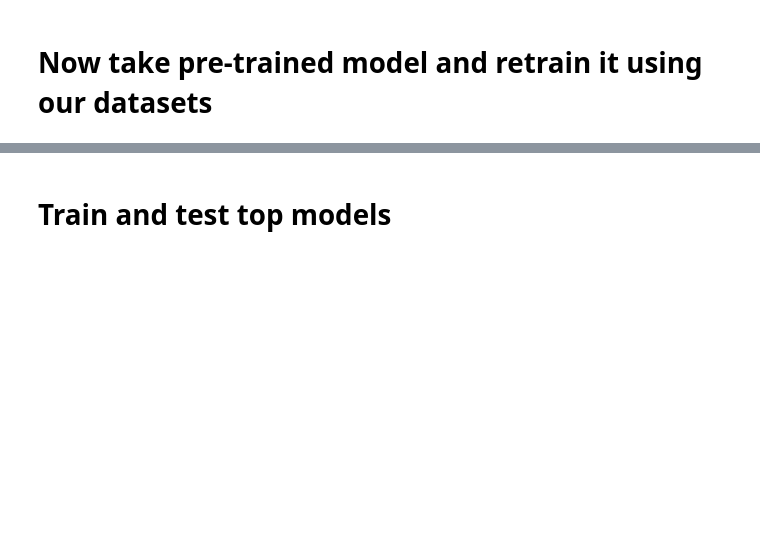
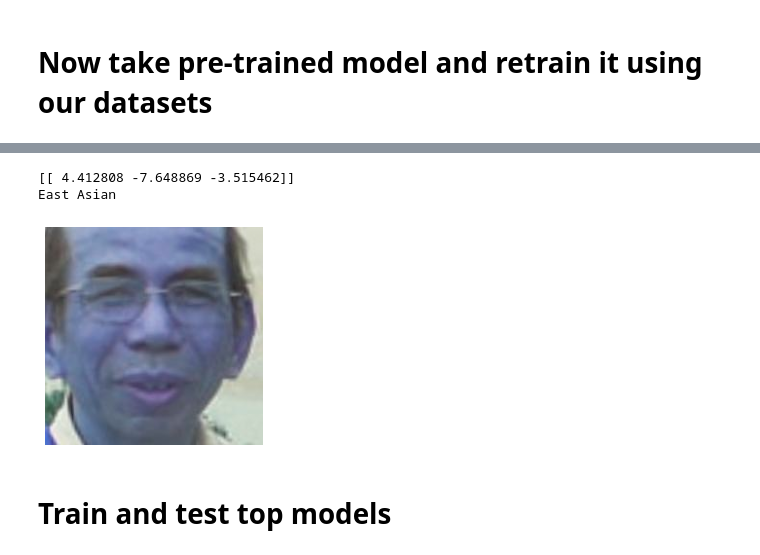
Before and after one commit to biplobsd/ImageClassificationTest, a Jupyter notebook: cnn_transfer_learning.ipynb, the cells around one changed output, grey strips where cells are left out. Drawn from its saved outputs; the diff is of its cells as text; code cells hidden in the pictures; blank space fills up the shorter version.

```diff
--- a/cnn_transfer_learning.ipynb
+++ b/cnn_transfer_learning.ipynb
@@ -123,0 +217,24 @@ _________________________________________________________________
+# %%
+model1 = tf.keras.models.load_model(('/content/imgnet.h5'),
+    custom_objects={'KerasLayer':hub.KerasLayer})
+model1._name = 'imgnet_2'
+model3._name = 'imgnetPLUSresnet_50_v1'
+
+inputs = tf.keras.layers.Input(shape=(224, 224, 3))
+combined = tf.keras.layers.Concatenate()([model1(inputs), model3(inputs)])
+outputs = tf.keras.layers.Dense(3)(combined)
+
+model4 = tf.keras.models.Model(inputs, outputs)
+del model1
+del model3
+# %%
+model3._name = 'imgnetPLUSresnet_50_v1'
+model4._name = 'resnet_v1_101'
+
+inputs = tf.keras.layers.Input(shape=(224, 224, 3))
+combined = tf.keras.layers.Concatenate()([model3(inputs), model4(inputs)])
+outputs = tf.keras.layers.Dense(3)(combined)
+
+model5 = tf.keras.models.Model(inputs, outputs)
+del model3
+del model4
@@ -144,0 +250,7 @@ model.compile(
+# %%
+r = model3.fit(
+    X_train_scaled,
+    y_train,
+    epochs=10,
+    validation_data=(X_test_scaled,y_test),
+    use_multiprocessing=True)
@@ -197,24 +325,28 @@ plt.savefig('AccVal_acc')
 # %%
 import numpy as np
 faces_labels_dict = [
     'East Asian',
     'Indian',
     'Southeast Asian'
 ]
 
 def prepare(filepath):
 
   img = cv2.imread(filepath)
   plt.axis('off')
   resized_img = cv2.resize(img,(224,224))/255
   # resized_img.reshape(-1, 224, 224, 3)
   plt.imshow(resized_img)
   return resized_img.reshape(1, 224, 224, 3)
 
-imgArray = prepare('/content/Mini Dataset/Southeast Asian/1215.jpg')
-prediction = model.predict(imgArray)
+imgArray = prepare('/content/Mini Dataset/East Asian/11.jpg')
+prediction = model3.predict(imgArray)
 print(prediction)
 print(faces_labels_dict[np.argmax(prediction)])
+# %% [output]
+[[ 4.412808 -7.648869 -3.515462]]
+East Asian
+[figure, added]
 # %% [markdown]
 # Train and test top models
 # %%
```
Also changed, not shown: parts of 30 cells of this notebook.
